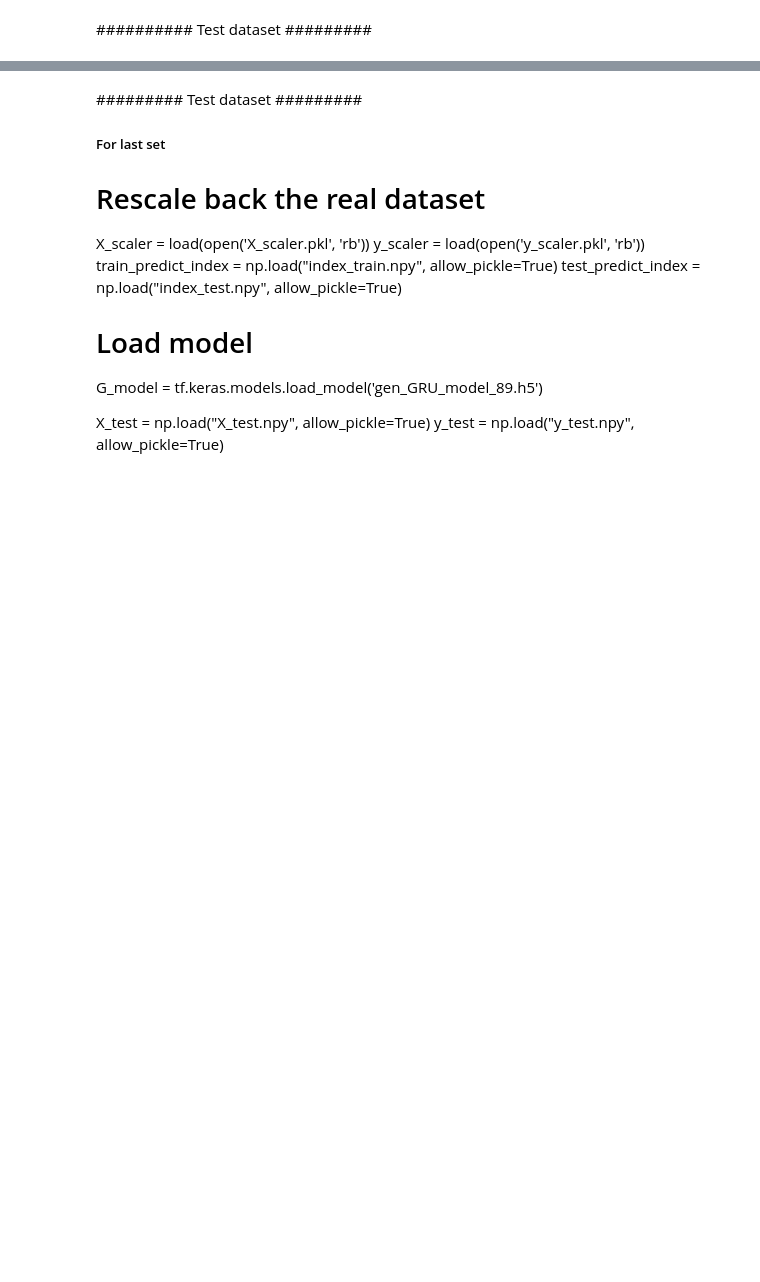
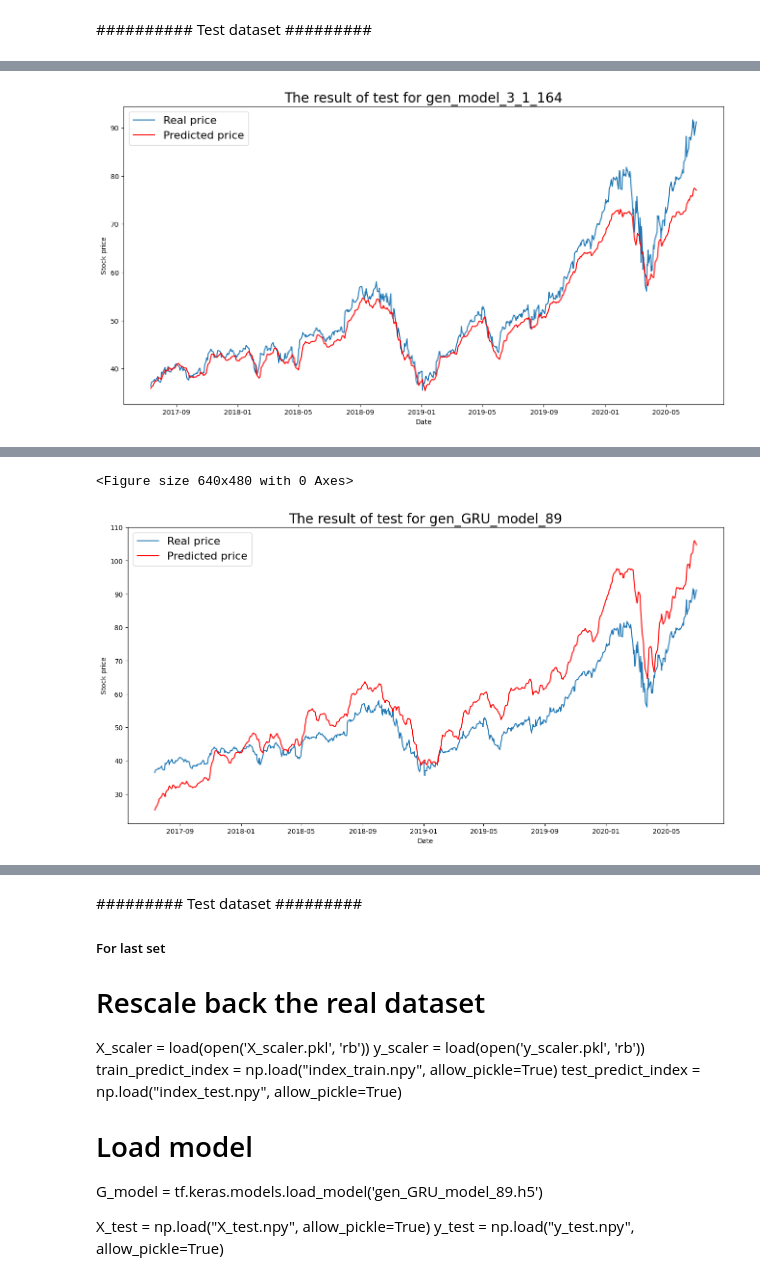
Before and after one commit to dingyisha/GAN_demo, a Jupyter notebook: 6. Test_prediction.ipynb, the cells around one changed output, grey strips where cells are left out. Saved outputs shown, nothing was run; the diff lists cells and outputs as text; code cells hidden in the pictures; blank space fills up the shorter version.

```diff
--- a/6. Test_prediction.ipynb
+++ b/6. Test_prediction.ipynb
@@ -87,0 +20,77 @@ WARNING:tensorflow:No training configuration found in the save file, so the mode
+# %%
+import pandas as pd
+import matplotlib.pyplot as plt
+import tensorflow as tf
+import numpy as np
+from pickle import load
+from sklearn.metrics import mean_squared_error
+
+# Load scaler/ index
+X_scaler = load(open('X_scaler.pkl', 'rb'))
+y_scaler = load(open('y_scaler.pkl', 'rb'))
+train_predict_index = np.load("index_train.npy", allow_pickle=True)
+test_predict_index = np.load("index_test.npy", allow_pickle=True)
+
+# Load test dataset
+X_test = np.load("X_test.npy", allow_pickle=True)
+y_test = np.load("y_test.npy", allow_pickle=True)
+
+def get_test_plot(model, X_test, y_test, model_name):
+    # Set output steps
+    output_dim = y_test.shape[1]
+
+    # Get predicted data
+    y_predicted = model(X_test)
+    rescaled_real_y = y_scaler.inverse_transform(y_test)
+    rescaled_predicted_y = y_scaler.inverse_transform(y_predicted)
+
+    ## Predicted price
+    predict_result = pd.DataFrame()
+    for i in range(rescaled_predicted_y.shape[0]):
+        y_predict = pd.DataFrame(rescaled_predicted_y[i], columns=["predicted_price"],
+                                 index=test_predict_index[i:i + output_dim])
+        predict_result = pd.concat([predict_result, y_predict], axis=1, sort=False)
+
+    ## Real price
+    real_price = pd.DataFrame()
+    for i in range(rescaled_real_y.shape[0]):
+        y_train = pd.DataFrame(rescaled_real_y[i], columns=["real_price"], index=test_predict_index[i:i + output_dim])
+        real_price = pd.concat([real_price, y_train], axis=1, sort=False)
+
+    predict_result['predicted_mean'] = predict_result.mean(axis=1)
+    real_price['real_mean'] = real_price.mean(axis=1)
+
+    # Plot the predicted result
+    plt.figure(figsize=(16, 8))
+    plt.plot(real_price["real_mean"])
+    plt.plot(predict_result["predicted_mean"], color='r')
+    plt.xlabel("Date")
+    plt.ylabel("Stock price")
+    plt.legend(("Real price", "Predicted price"), loc="upper left", fontsize=16)
+    plt.title(f"The result of test for {model_name}", fontsize=20)
+    plt.show()
+    plt.savefig(f'test_plot_{model_name}.png')
+
+    # Calculate RMSE
+    predicted = predict_result["predicted_mean"]
+    real = real_price["real_mean"]
+    For_MSE = pd.concat([predicted, real], axis=1)
+    RMSE = np.sqrt(mean_squared_error(predicted, real))
+    print(f'-- RMSE for {model_name} -- ', RMSE)
+
+    return predict_result, RMSE
+
+# Load and evaluate the first model
+G_model_1 = tf.keras.models.load_model('gen_model_3_1_164.h5')
+test_predicted_1, test_RMSE_1 = get_test_plot(G_model_1, X_test, y_test, 'gen_model_3_1_164')
+
+# Save predictions to CSV
+test_predicted_1.to_csv("test_predicted_1.csv")
+
+# Load and evaluate the second model
+G_model_2 = tf.keras.models.load_model('gen_GRU_model_89.h5')
+test_predicted_2, test_RMSE_2 = get_test_plot(G_model_2, X_test, y_test, 'gen_GRU_model_89')
+
+# Save predictions to CSV
+test_predicted_2.to_csv("test_predicted_2.csv")
+# %% [output]
@@ -87,0 +98 @@ WARNING:tensorflow:No training configuration found in the save file, so the mode
+[figure, added]
@@ -87,0 +101,2 @@ WARNING:tensorflow:No training configuration found in the save file, so the mode
+<Figure size 640x480 with 0 Axes>
+[figure, added]
```
Also changed, not shown: parts of 2 cells of this notebook, 35 other files.
